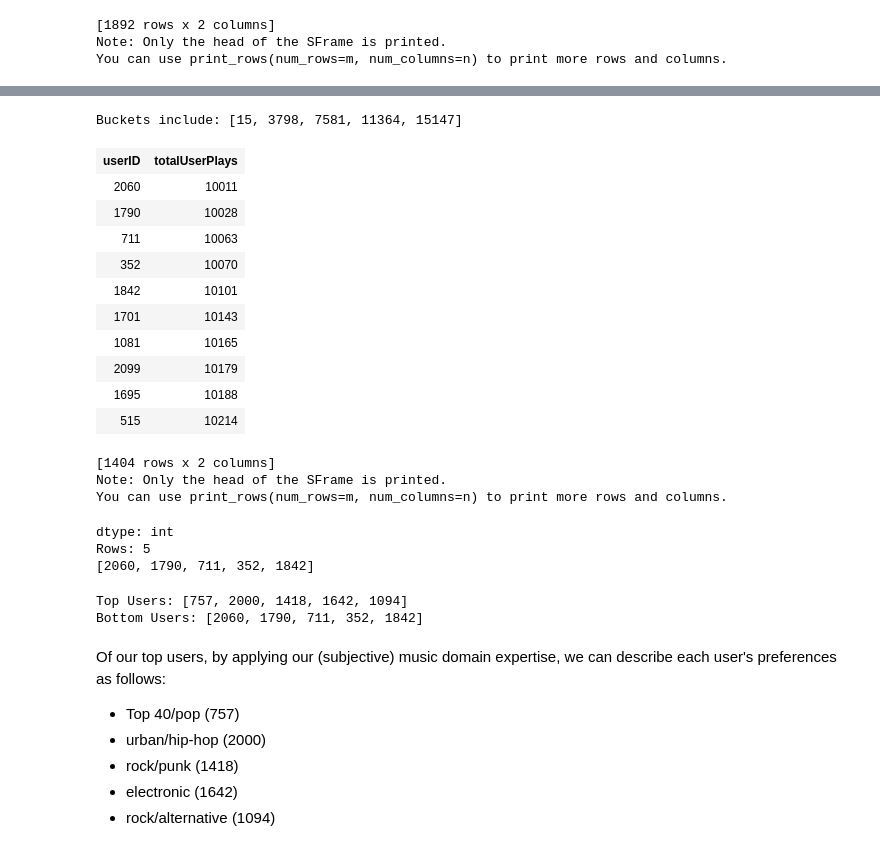
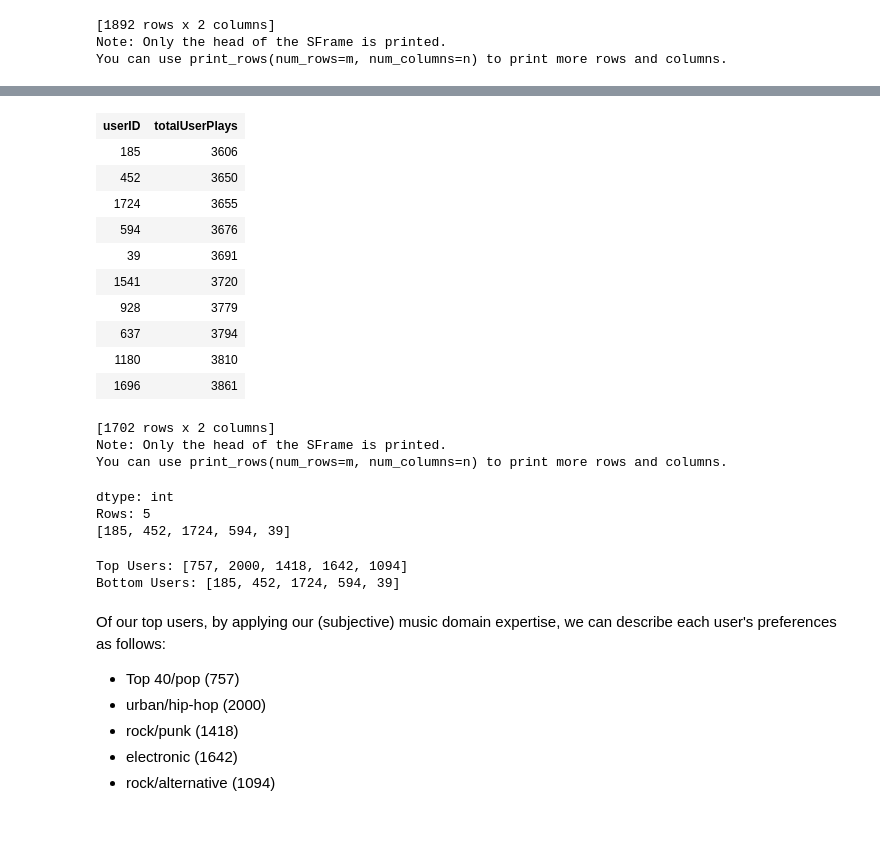
Before and after one commit to cipher813/recommender_system, a Jupyter notebook: notebooks/LastFM_CollaborativeRecommendationEngine.ipynb, the cells around one changed output, grey strips where cells are left out. Saved outputs shown, nothing was run; the diff lists cells and outputs as text; code cells hidden in the pictures.

```diff
--- a/notebooks/LastFM_CollaborativeRecommendationEngine.ipynb
+++ b/notebooks/LastFM_CollaborativeRecommendationEngine.ipynb
@@ -801,0 +847,2 @@ user_rank = sf.groupby(['userID'],{'totalUserPlays':tc.aggregate.SUM('userArtist
+# %%
+user_rank.sort('totalUserPlays')
@@ -822,0 +906,14 @@ sf2 = sf.join(user_rank_top,on='userID',how='inner')
+# %%
+artist_threshold_pct = 95 # only top 5% of artists by plays will be kept
+user_threshold_pct = 10 # bottom 10% of users by plays will be removed
+
+artist_threshold = np.percentile(artist_rank['totalArtistPlays'],artist_threshold_pct)
+user_threshold = np.percentile(user_rank['totalUserPlays'],user_threshold_pct)
+print("Artist Threshold:\t{:,}\nUser Threshold:\t\t{:,}".format(int(artist_threshold),
+                                                        int(user_threshold)))
+
+artist_top = artist_rank[artist_rank['totalArtistPlays']>artist_threshold]
+user_top = user_rank[user_rank['totalUserPlays']>user_threshold]
+
+sf2 = sf.join(user_top,on='userID',how='inner')
+sf3 = sf2.join(artist_top,on='name',how='inner')
@@ -870,20 +1036,2 @@ sf2[sf2['name']=='Britney Spears']
 Note: Only the head of the SFrame is printed. This SFrame is lazily evaluated.
 You can use sf.materialize() to force materialization.
-# %%
-# convert our play counts into ratings buckets
-# a rating of 2 requires more than one play
-# a rating of 1 is given for (0 or ?) 1 play
-
-s = sf2['userArtistPlays'].summary()
-buckets = np.linspace(s.quantile(.005),s.quantile(.995),5)
-print("Buckets include: {}".format([int(i) for i in buckets]))
-
-def bucketize(x):
-    cur_bucket = 0
-    for i in range(0,5):
-        cur_bucket += 1
-        if x <= buckets[i]:
-            break
-    return cur_bucket
-# %% [output]
-Buckets include: [15, 3798, 7581, 11364, 15147]
@@ -892,20 +1038,20 @@ sf2['rating'] = sf2['userArtistPlays'].apply(bucketize)
 # %%
-top_users = user_rank_top.sort('totalUserPlays',ascending=False)['userID'][:5]
-bottom_users = user_rank_top.sort('totalUserPlays')['userID'][:5]
-user_rank_top.sort('totalUserPlays')
+top_users = user_top.sort('totalUserPlays',ascending=False)['userID'][:5]
+bottom_users = user_top.sort('totalUserPlays')['userID'][:5]
+user_top.sort('totalUserPlays')
 # %% [output]
 | userID | totalUserPlays |
-| 2060 | 10011 |
-| 1790 | 10028 |
-| 711 | 10063 |
-| 352 | 10070 |
-| 1842 | 10101 |
-| 1701 | 10143 |
-| 1081 | 10165 |
-| 2099 | 10179 |
-| 1695 | 10188 |
-| 515 | 10214 |
+| 185 | 3606 |
+| 452 | 3650 |
+| 1724 | 3655 |
+| 594 | 3676 |
+| 39 | 3691 |
+| 1541 | 3720 |
+| 928 | 3779 |
+| 637 | 3794 |
+| 1180 | 3810 |
+| 1696 | 3861 |
-[1404 rows x 2 columns]
+[1702 rows x 2 columns]
 Note: Only the head of the SFrame is printed.
 You can use print_rows(num_rows=m, num_columns=n) to print more rows and columns.
 # %%
@@ -913,13 +1059,13 @@ bottom_users
 # %% [output]
 dtype: int
 Rows: 5
-[2060, 1790, 711, 352, 1842]
+[185, 452, 1724, 594, 39]
 # %%
 user_list = list(top_users) + list(bottom_users)
 print('Top Users: {}\nBottom Users: {}'.format(user_list[:5],user_list[5:]))
 # %% [output]
 Top Users: [757, 2000, 1418, 1642, 1094]
-Bottom Users: [2060, 1790, 711, 352, 1842]
+Bottom Users: [185, 452, 1724, 594, 39]
 # %% [markdown]
 Of our top users, by applying our (subjective) music domain expertise, we can describe each user's preferences as follows:
 - Top 40/pop (757)
```
Also changed, not shown: parts of 39 cells of this notebook.
